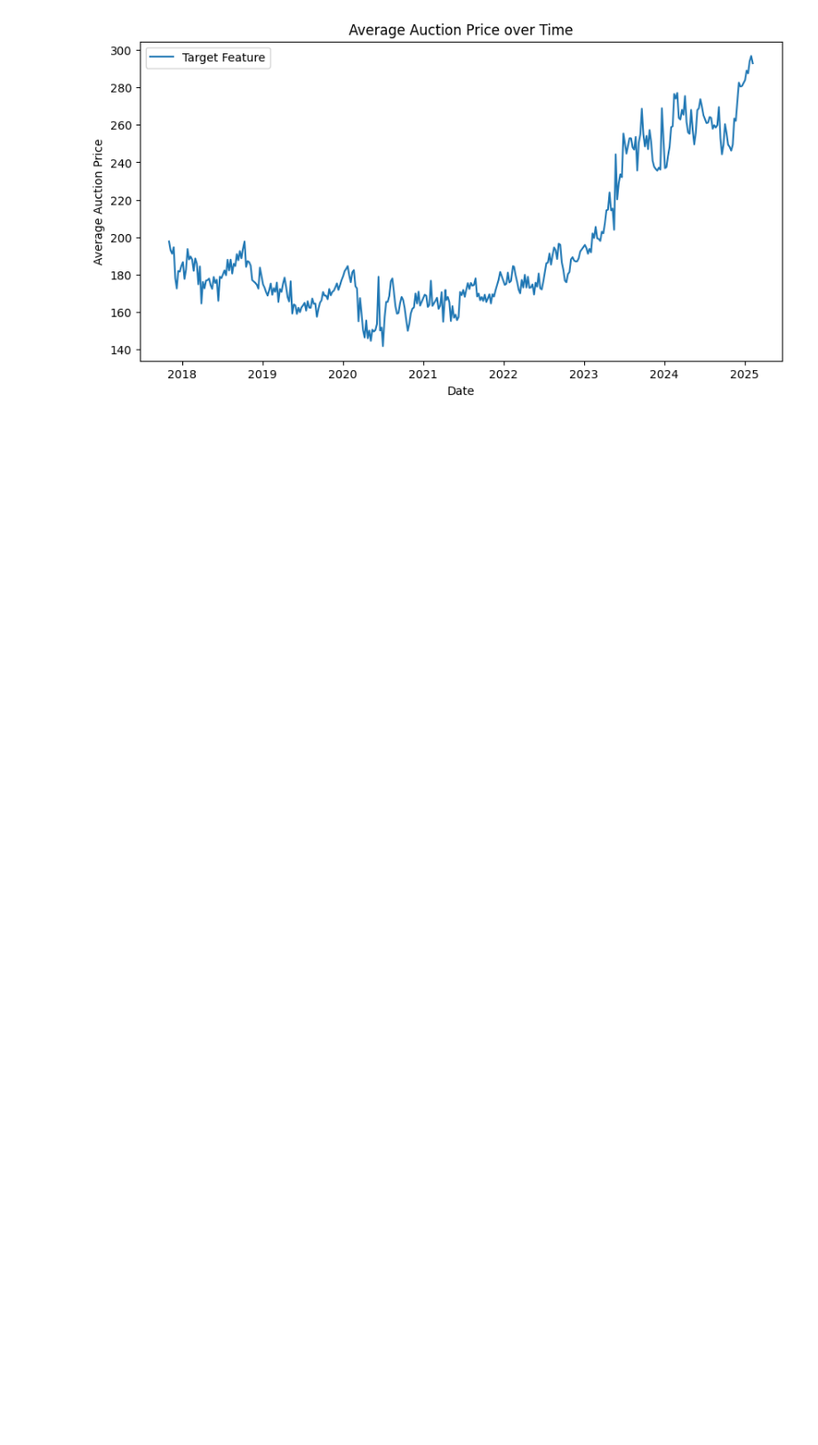
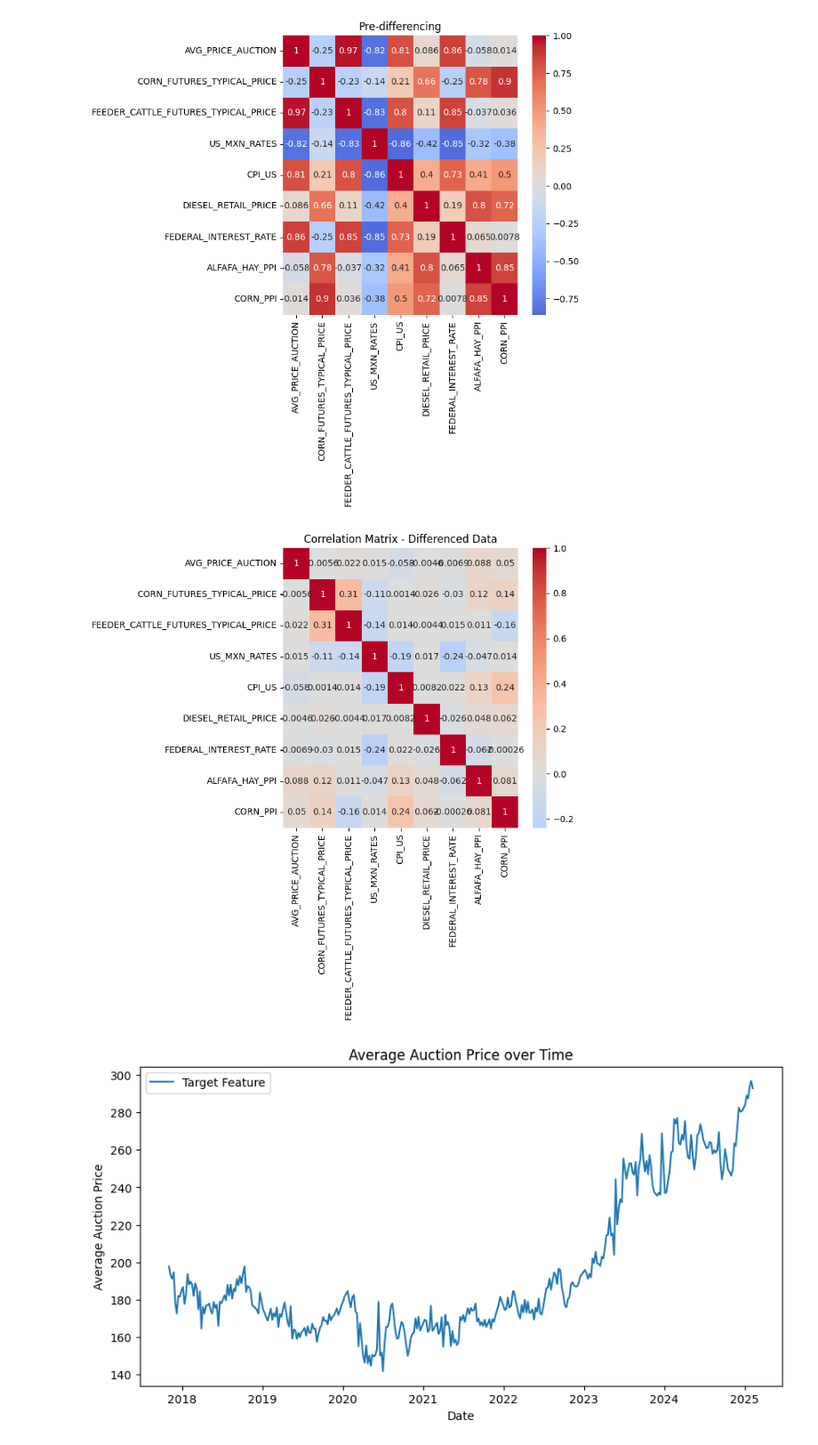
Before and after one commit to JBL168/beef_value_chain_project_spring_2025, a Jupyter notebook: models/feature_selection.ipynb, the cells around one changed output. Shown at 89% size. Drawn from its saved outputs; the diff is of its cells as text; code cells hidden in the pictures; blank space fills up the shorter version.

```diff
--- a/models/feature_selection.ipynb
+++ b/models/feature_selection.ipynb
@@ -17,32 +17,34 @@ data['US_MXN_RATES'] = data['US_MXN_RATES'] * (base_cpi/data['CPI_US'])
 data['DIESEL_RETAIL_PRICE'] = data['DIESEL_RETAIL_PRICE'] * (base_cpi/data['CPI_US'])
 data['DATE'] = pd.to_datetime(data['DATE'])
 
-data = data.sort_values('DATE', ignore_index=True).set_index('DATE')
-# .drop( # drop columns not used for training
-#     ['avg_price_steers_ML1',
-#      'avg_price_steers_ML1_2',
-#      'avg_price_heifers_ML1',
-#      'avg_price_heifers_ML1_2',
-#      'NATIONAL_AUCTION_SALES',
-#      'NATIONAL_TOTAL_SALES',
-#      'TEXAS_AUCTION_SALES',
-#     #  'CORN_FUTURES_TYPICAL_PRICE',
-#     #  'DIESEL_RETAIL_PRICE',
-#     #  'ALFAFA_HAY_PPI',
-#     #  'CORN_PPI',
-#     #  'US_MXN_RATES',
-#      ], axis=1)
+data = data.sort_values('DATE', ignore_index=True).set_index('DATE').drop( # drop columns not used for training
+    ['avg_price_steers_ML1',
+     'avg_price_steers_ML1_2',
+     'avg_price_heifers_ML1',
+     'avg_price_heifers_ML1_2',
+     'NATIONAL_AUCTION_SALES',
+     'NATIONAL_TOTAL_SALES',
+     'TEXAS_AUCTION_SALES',
+    #  'CORN_FUTURES_TYPICAL_PRICE',
+    #  'DIESEL_RETAIL_PRICE',
+    #  'ALFAFA_HAY_PPI',
+    #  'CORN_PPI',
+    #  'US_MXN_RATES',
+     ], axis=1)
 # %%
 def plot_correlation_matrix(df, title):
     plt.figure(figsize=(8, 8))
     sns.heatmap(df.corr(), annot=True, cmap='coolwarm', center=0)#, fmt='.2f', square=True, linewidths=0.5)
     plt.title(title)
     plt.tight_layout()
     plt.show()
 
-# diff_data = data.diff().dropna()
-# plot_correlation_matrix(data,'Pre-differencing')
-# plot_correlation_matrix(diff_data, "Correlation Matrix - Differenced Data")
+diff_data = data.diff().dropna()
+plot_correlation_matrix(data,'Pre-differencing')
+plot_correlation_matrix(diff_data, "Correlation Matrix - Differenced Data")
+# %% [output]
+[figure, added]
+[figure, added]
 # %%
 target = data['AVG_PRICE_AUCTION']
 
```
Also changed, not shown: parts of 1 cell of this notebook.
